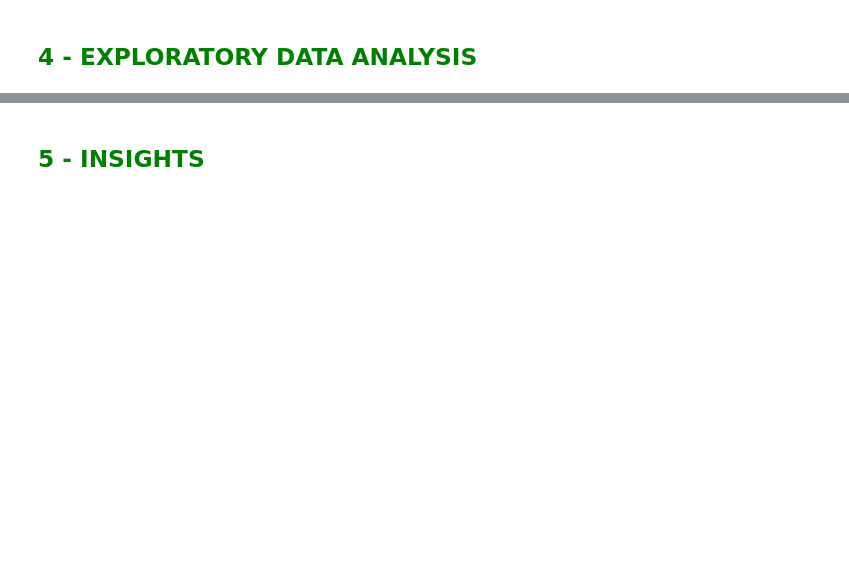
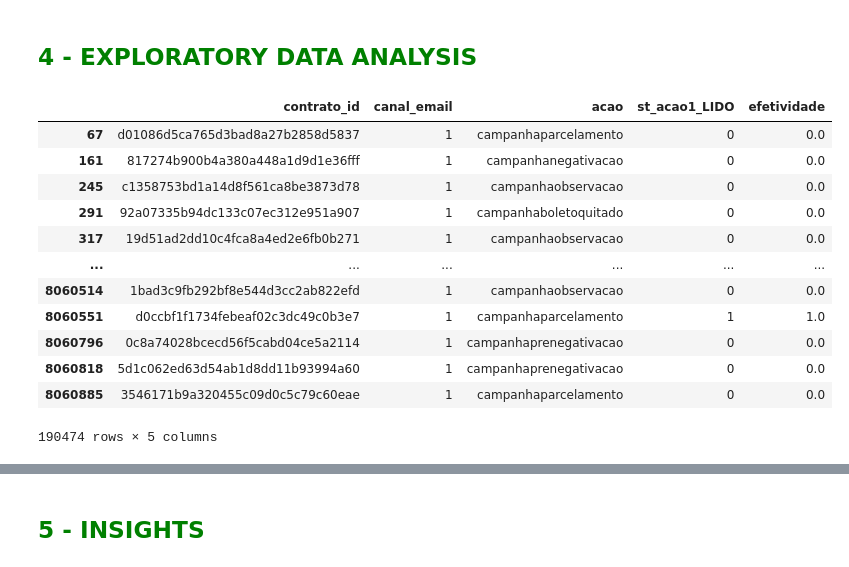
Before and after one commit to Robisonnunes/DC2022_robison_nunes, a Jupyter notebook: data_analysis_dc22.ipynb, the cells around one changed output, grey strips where cells are left out. Drawn from its saved outputs; the diff is of its cells as text; code cells hidden in the pictures; blank space fills up the shorter version.

```diff
--- a/data_analysis_dc22.ipynb
+++ b/data_analysis_dc22.ipynb
@@ -166,0 +344,17 @@ p_clientes = pd.read_csv('Dados_etc/portfolio_comunicados.csv', sep=',', encodin
+# %%
+df1['efetividade'] = df1['st_acao1_LIDO'] / df1['canal_email']
+df1
+# %% [output]
+|  | contrato_id | canal_email | acao | st_acao1_LIDO | efetividade |
+| 67 | d01086d5ca765d3bad8a27b2858d5837 | 1 | campanhaparcelamento | 0 | 0.0 |
+| 161 | 817274b900b4a380a448a1d9d1e36fff | 1 | campanhanegativacao | 0 | 0.0 |
+| 245 | c1358753bd1a14d8f561ca8be3873d78 | 1 | campanhaobservacao | 0 | 0.0 |
+| 291 | 92a07335b94dc133c07ec312e951a907 | 1 | campanhaboletoquitado | 0 | 0.0 |
+| 317 | 19d51ad2dd10c4fca8a4ed2e6fb0b271 | 1 | campanhaobservacao | 0 | 0.0 |
+| ... | ... | ... | ... | ... | ... |
+| 8060514 | 1bad3c9fb292bf8e544d3cc2ab822efd | 1 | campanhaobservacao | 0 | 0.0 |
+| 8060551 | d0ccbf1f1734febeaf02c3dc49c0b3e7 | 1 | campanhaparcelamento | 1 | 1.0 |
+| 8060796 | 0c8a74028bcecd56f5cabd04ce5a2114 | 1 | campanhaprenegativacao | 0 | 0.0 |
+| 8060818 | 5d1c062ed63d54ab1d8dd11b93994a60 | 1 | campanhaprenegativacao | 0 | 0.0 |
+| 8060885 | 3546171b9a320455c09d0c5c79c60eae | 1 | campanhaparcelamento | 0 | 0.0 |
+190474 rows × 5 columns
```
Also changed, not shown: parts of 41 cells of this notebook, 1 other file.
